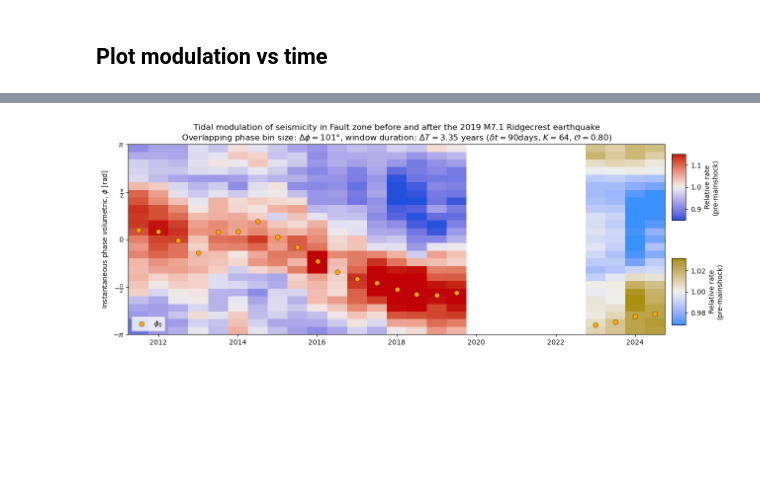
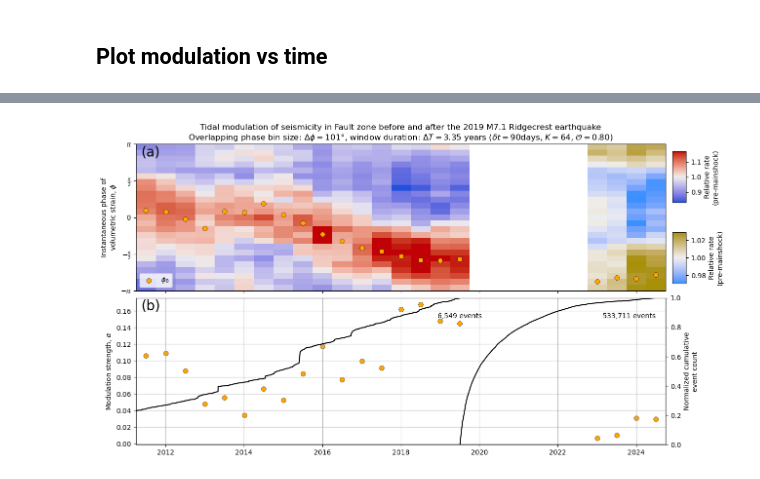
Before and after one commit to ebeauce/seistides, a Jupyter notebook: notebooks/tidal_modulation_analysis_BSSA_2026.ipynb, the cells around one changed output, grey strips where cells are left out. Saved outputs shown, nothing was run; the diff lists cells and outputs as text; code cells hidden in the pictures; blank space fills up the shorter version.

```diff
--- a/notebooks/tidal_modulation_analysis_BSSA_2026.ipynb
+++ b/notebooks/tidal_modulation_analysis_BSSA_2026.ipynb
@@ -50,7 +50,6 @@ from subregions import select_subregion
 plt.rcParams["savefig.dpi"] = 200
 plt.rcParams["svg.fonttype"] = "none"
 plt.rcParams["patch.force_edgecolor"] = False
-plt.rcParams['mathtext.fontset'] = 'dejavusans'
 pd.set_option('display.width', 1000)
 # %%
 seistides.__version__
@@ -506,7 +505,7 @@ WIENER_FILTER = [3, 3]
 
 cmap = {"pre_mainshock": cc.cm.coolwarm, "post_mainshock": cc.cm.bwy}
 
-fig, ax = plt.subplots(num=f"Ridgecrest_{FORCING_TYPE}", figsize=(14, 5))
+fig, axes = plt.subplots(num=f"Ridgecrest_{FORCING_TYPE}", nrows=2, sharex=True, figsize=(14, 8), gridspec_kw={"hspace": 0.05})
 
 midbins = seismicity_modulation.modulation[FORCING_TYPE][
     list(seismicity_modulation.modulation[FORCING_TYPE].keys())[0]
@@ -517,32 +516,18 @@ forcing_data, time = seismicity_modulation.get_obs_vs_forcing_vs_time(FORCING_TY
 before = time < pd.Timestamp("2019-07-04")
 after = time >= pd.Timestamp("2019-08-01")
 
-
-# test wiener filtering the data
-half_wiener_win0 = WIENER_FILTER[0] // 2 + WIENER_FILTER[0] % 2
-half_wiener_win1 = WIENER_FILTER[1] // 2 + WIENER_FILTER[1] % 2
-
 # ----------------------------------------------------
 #              before the mainshock
 # ----------------------------------------------------
-forcing_data_sm = np.pad(
-        forcing_data[before, :],
-        ((half_wiener_win0, half_wiener_win0), (half_wiener_win1, half_wiener_win1)),
-        mode="edge"
-        )
-forcing_data_sm = wiener(forcing_data_sm, mysize=WIENER_FILTER)#, noise=0.01)
-forcing_data_sm = forcing_data_sm[half_wiener_win0:-half_wiener_win0, half_wiener_win1:-half_wiener_win1]
-
-vmax = np.percentile(forcing_data_sm, 97.5)
-vmin = np.percentile(forcing_data_sm, 2.5)
+vmax = np.percentile(forcing_data[before, :], 97.5)
+vmin = np.percentile(forcing_data[before, :], 2.5)
 vmax = max(abs(vmax - 1.), abs(vmin - 1.))
 vmin = 1. - vmax
 vmax = 1. + vmax
 
-pc_before = ax.pcolormesh(
+pc_before = axes[0].pcolormesh(
         time[before],
         midbins,
-        # forcing_data_sm.T,
         forcing_data[before, :].T,
         cmap=cmap["pre_mainshock"],
         vmin=vmin,
@@ -553,24 +538,15 @@ pc_before = ax.pcolormesh(
 # ----------------------------------------------------
 #               after the mainshock
 # ----------------------------------------------------
-forcing_data_sm = np.pad(
-        forcing_data[after, :],
-        ((half_wiener_win0, half_wiener_win0), (half_wiener_win1, half_wiener_win1)),
-        mode="edge"
-        )
-forcing_data_sm = wiener(forcing_data_sm, mysize=WIENER_FILTER)#, noise=0.01)
-forcing_data_sm = forcing_data_sm[half_wiener_win0:-half_wiener_win0, half_wiener_win1:-half_wiener_win1]
-
-vmax = np.percentile(forcing_data_sm, 97.5)
-vmin = np.percentile(forcing_data_sm, 2.5)
+vmax = np.percentile(forcing_data[after, :], 97.5)
+vmin = np.percentile(forcing_data[after, :], 2.5)
 vmax = max(abs(vmax - 1.), abs(vmin - 1.))
 vmin = 1. - vmax
 vmax = 1. + vmax
 
-pc_after = ax.pcolormesh(
+pc_after = axes[0].pcolormesh(
         time[after],
         midbins,
-        # forcing_data_sm.T,
         forcing_data[after, :].T,
         cmap=cmap["post_mainshock"],
         vmin=vmin,
@@ -578,24 +554,56 @@ pc_after = ax.pcolormesh(
         rasterized=True,
     )
 
-ax.scatter(
+axes[0].scatter(
     time, np.rad2deg(parameters["phi"]), color=COLORS[REGION], edgecolor="k", s=50, linewidths=0.33, label=r"$\phi_0$"
 )
-ax.legend(loc="lower left")
-pos = ax.get_position()
+axes[0].legend(loc="lower left")
+pos = axes[0].get_position()
 cax_pre = fig.add_axes([pos.x1 + 0.01, pos.y0 + 0.60 * pos.height, 0.02, 0.35 * pos.height])
 plt.colorbar(pc_before, cax=cax_pre, label="Relative rate\n(pre-mainshock)")
 
 cax_post = fig.add_axes([pos.x1 + 0.01, pos.y0 + 0.05 * pos.height, 0.02, 0.35 * pos.height])
 plt.colorbar(pc_after, cax=cax_post, label="Relative rate\n(pre-mainshock)")
 
-ax.set_yticks(YTICK_LOC)
-ax.set_yticklabels(YTICK_LAB)
-ax.set_ylabel(FORCING_TYPE.replace("_", " ").capitalize() + r", $\phi$ [rad]")
+axes[0].set_yticks(YTICK_LOC)
+axes[0].set_yticklabels(YTICK_LAB)
+axes[0].set_ylabel("Instantaneous phase of\nvolumetric strain, $\phi$")
 title = f"Tidal modulation of seismicity in {REGION.replace("_", " ").capitalize()} before and after the 2019 M7.1 Ridgecrest earthquake"
 bin_size = 360. / NUM_BINS_PHASE * int(2 * RATE_ESTIMATE_KWARGS["bin_extension"] + 1)
 param_string = r"Overlapping phase bin size: $\Delta \phi=$"f"{bin_size:.0f}°"r", window duration: $\Delta T=$"f"{LARGE_WINDOW_DURATION_DAYS/365.:.2f} years "\
     r"($\delta t=$"f"{SHORT_WINDOW_DAYS:d}days, "r"$K=$"f"{NUM_SHORT_WINDOWS:d}, "r"$\mathcal{O}=$"f"{OVERLAP:.2f})"
 title = "\n".join([title, param_string])
-ax.set_title(title)
+axes[0].set_title(title)
+
+
+axes[1].scatter(
+    time, parameters["alpha"], color=COLORS[REGION], edgecolor="k", s=50, linewidths=0.33, label=r"$\alpha$"
+)
+axes[1].grid()
+axes[1].set_ylabel("Modulation strength, "r"$\alpha$")
+
+ax_seis = axes[1].twinx()
+xlim = ax_seis.get_xlim()
+ax_seis.plot(
+    cat_pre["origin_time"], np.linspace(0., 1., len(cat_pre)), color="k"
+)
+ax_seis.text(cat_pre["origin_time"].max(), 0.90, f"{len(cat_pre):,} events", ha="center", va="top")
+ax_seis.plot(
+    cat_post["origin_time"], np.linspace(0., 1., len(cat_post)), color="k"
+)
+ax_seis.text(cat_post["origin_time"].max(), 0.90, f"{len(cat_post):,} events", ha="right", va="top")
+ax_seis.set_xlim(xlim)
+ax_seis.set_ylim(0., 1.)
+ax_seis.set_ylabel("Normalized cumulative\nevent count")
+
+for i, ax in enumerate(axes):
+    ax.text(
+            0.01,
+            0.99,
+            f"({string.ascii_lowercase[i]})",
+            va="top",
+            fontsize=20,
+            ha="left",
+            transform=ax.transAxes,
+        )
 # %% [output]
@@ -603,3 +610,3 @@ Text(0.5, 1.0, 'Tidal modulation of seismicity in Fault zone before and after th
-[figure, old version]
+[figure, new version]
 # %%
 # fig.savefig(
```
Also changed, not shown: parts of 15 cells of this notebook, 1 other file.
